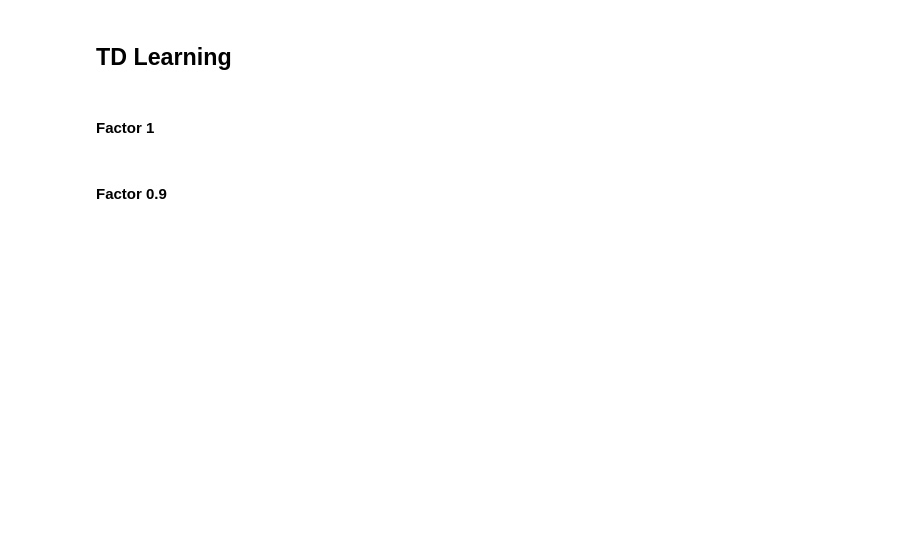
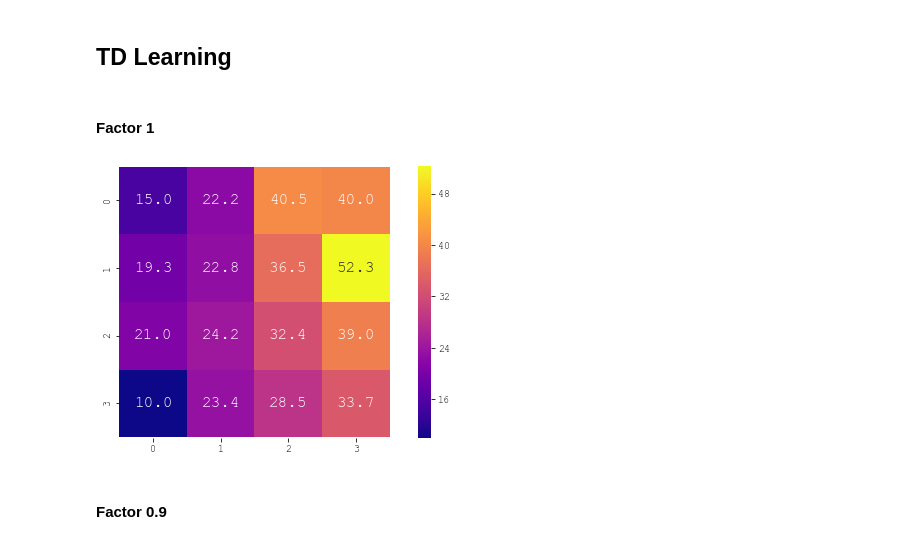
Before and after one commit to wolfsinem/AdaptiveSystems, a Jupyter notebook: evaluation/visualize_evaluation.ipynb, the cells around one changed output. Cells and saved outputs as stored; diff of their text form; code cells hidden in the pictures; blank space fills up the shorter version.

```diff
--- a/evaluation/visualize_evaluation.ipynb
+++ b/evaluation/visualize_evaluation.ipynb
@@ -70,7 +59,10 @@ policy_eval2 = td_learning(env, discount_factor=0.9)
 # %% [markdown]
 #### Factor 1
 # %%
-plot_state_value_grid(policy_eval1.reshape((4,4)))
+policy_eval1 = td_learning(env, discount_factor=1)
+plot_grid(policy_eval1.reshape((4,4)))
+# %% [output]
+[figure, added]
 # %% [markdown]
 #### Factor 0.9
 # %%
```
Also changed, not shown: parts of 27 cells of this notebook.
